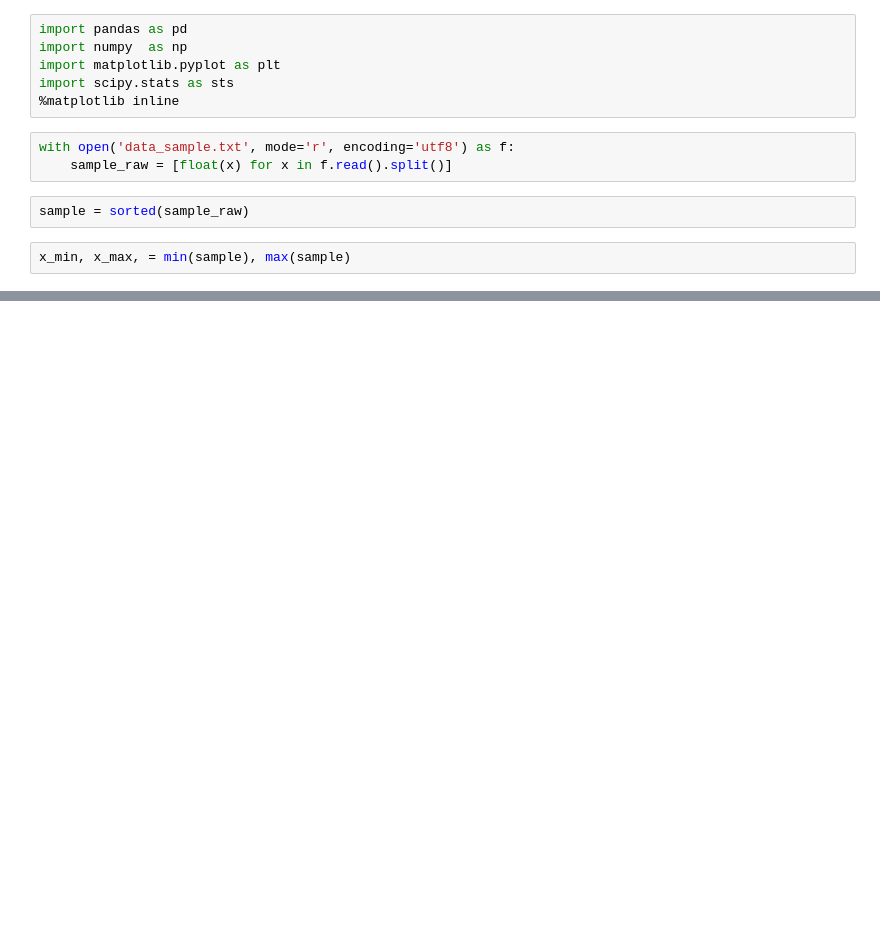
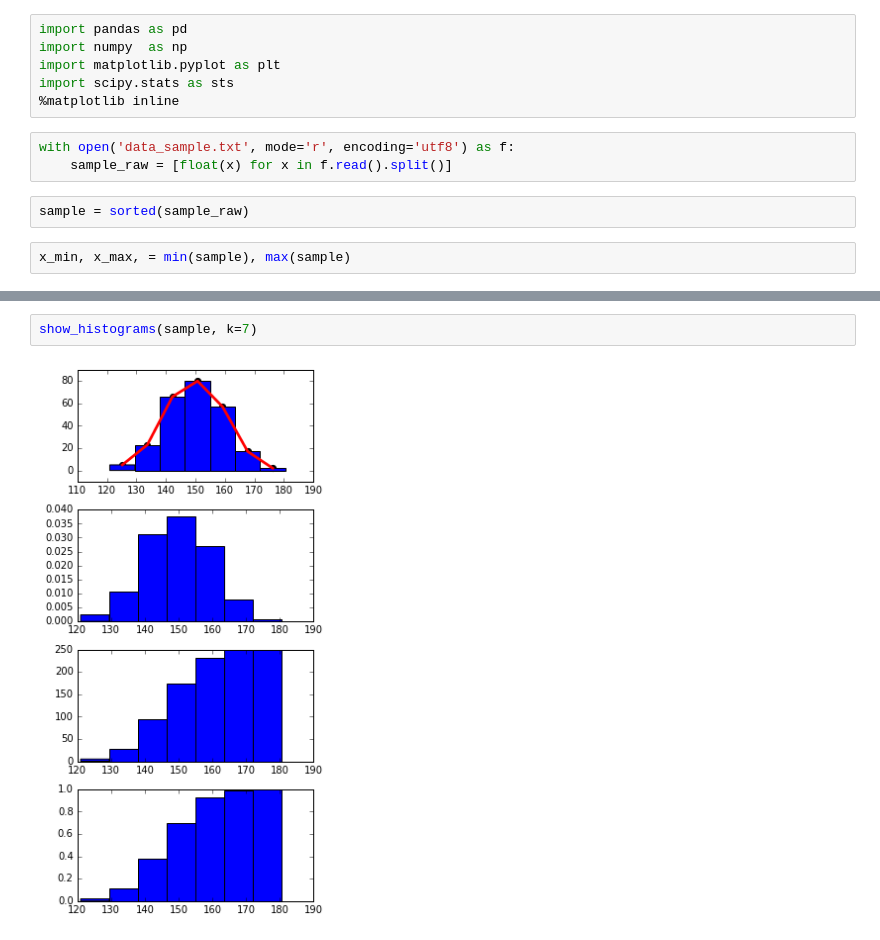
Before and after one commit to RerumNovarum/vsu.stats, a Jupyter notebook: lab_1.ipynb, the cells around one changed output, grey strips where cells are left out. Saved outputs shown, nothing was run; the diff lists cells and outputs as text; blank space fills up the shorter version.

```diff
--- a/lab_1.ipynb
+++ b/lab_1.ipynb
@@ -37,0 +79,4 @@ rfq = freq_hist(sample, bins=k, normed=True)
+# %%
+show_histograms(sample, k=7)
+# %% [output]
+[figure, added]
```
Also changed, not shown: parts of 10 cells of this notebook, 2 other files.
